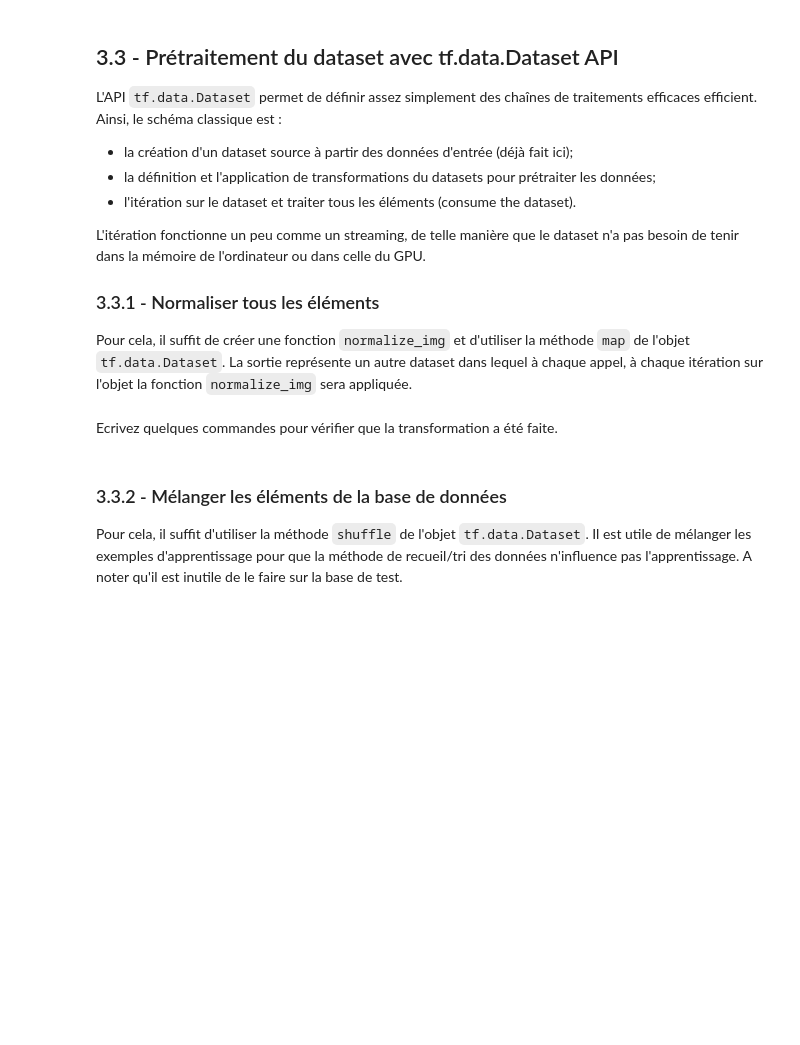
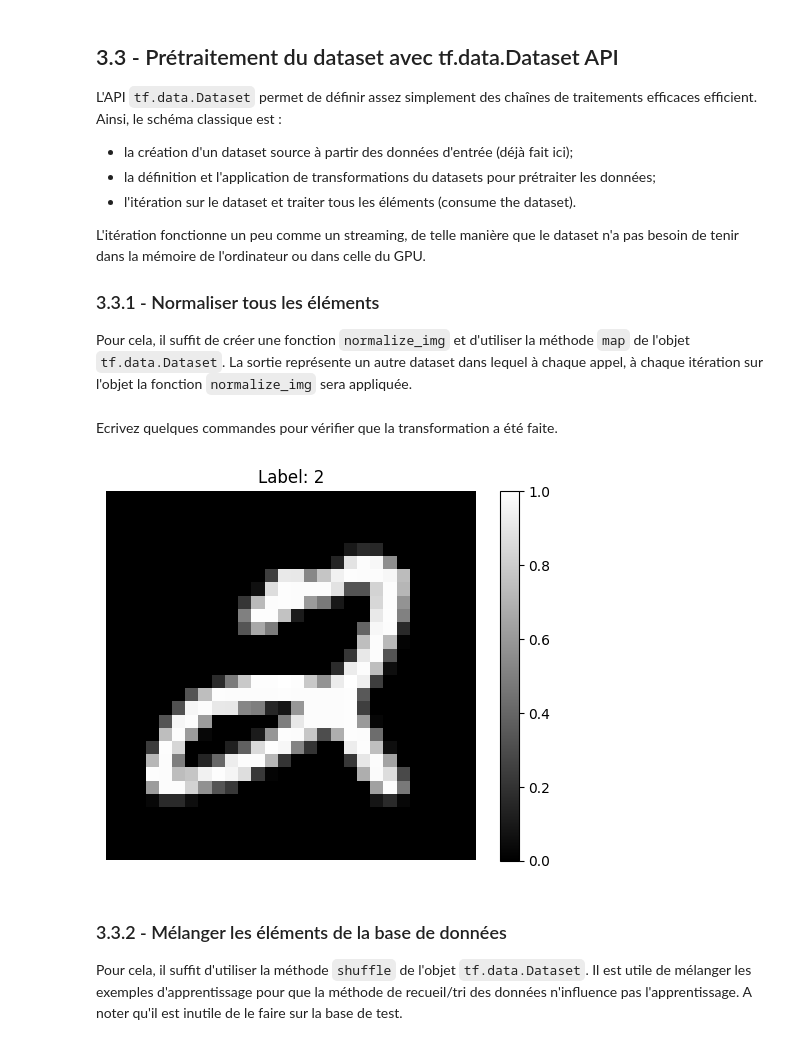
Before and after one commit to MelDubi/depot-ensta-python, a Jupyter notebook: machine_learning/tp7/code_bis/partie2.ipynb, the cells around one changed output. Drawn from its saved outputs; the diff is of its cells as text; code cells hidden in the pictures; blank space fills up the shorter version.

```diff
--- a/machine_learning/tp7/code_bis/partie2.ipynb
+++ b/machine_learning/tp7/code_bis/partie2.ipynb
@@ -188,3 +231,19 @@ plt.colorbar()
+# %%
+# ----------- Your code here --------------------->
+ite = iter(ds_test)
+elem = next(ite)
+image = elem[0].numpy()
+label = elem[1].numpy()
+
+plt.imshow(image, cmap='gray')
+plt.title(f"Label: {label}")
+plt.axis('off')
+plt.colorbar()
+plt.show()
+
+# ------------------------------------------------>
+# %% [output]
+[figure, added]
 # %% [markdown]
 ### 3.3.2 - Mélanger les éléments de la base de données
 Pour cela, il suffit d'utiliser la méthode `shuffle` de l'objet `tf.data.Dataset`. Il est utile de mélanger les exemples d'apprentissage pour que la méthode de recueil/tri des données n'influence pas l'apprentissage. A noter qu'il est inutile de le faire sur la base de test.
```
Also changed, not shown: parts of 29 cells of this notebook, 1 other file.
